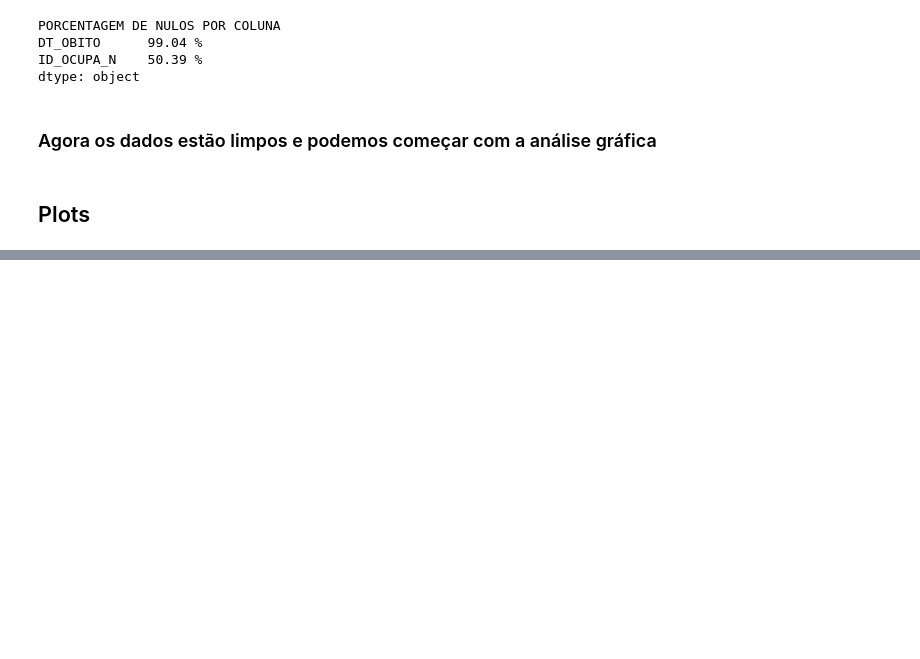
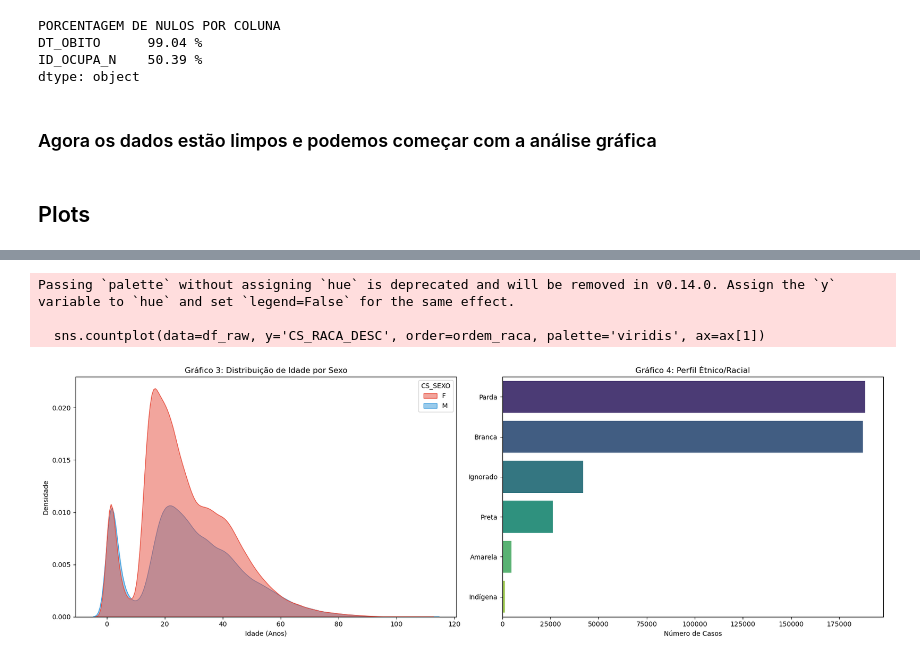
Before and after one commit to DemoreDev/amap, a Jupyter notebook: iexo.ipynb, the cells around one changed output, grey strips where cells are left out. Cells and saved outputs as stored; diff of their text form; code cells hidden in the pictures; blank space fills up the shorter version.

```diff
--- a/iexo.ipynb
+++ b/iexo.ipynb
@@ -437,12 +462,27 @@ plt.show()
 # %%
-top_agentes = df['AGENTE_TOX_DESC'].value_counts().nlargest(10).index
-top_circ = df['CIRCUNSTAN_DESC'].value_counts().nlargest(10).index
+fig, ax = plt.subplots(1, 2, figsize=(18, 6))
 
-df_pivot = df[df['AGENTE_TOX_DESC'].isin(top_agentes) & df['CIRCUNSTAN_DESC'].isin(top_circ)]
-ct = pd.crosstab(df_pivot['AGENTE_TOX_DESC'], df_pivot['CIRCUNSTAN_DESC'], normalize='index')
+# Gráfico 3 mostra a densidade idade por sexo (ignoraremos o sexo 'I')
+df_sexo = df_raw[df_raw['CS_SEXO'].isin(['M', 'F'])]
+sns.kdeplot(data=df_sexo, x='IDADE_ANOS', hue='CS_SEXO', fill=True, palette={'M': '#3498db', 'F': '#e74c3c'}, alpha=0.5, ax=ax[0])
+ax[0].set_title('Gráfico 3: Distribuição de Idade por Sexo')
+ax[0].set_xlabel('Idade (Anos)')
+ax[0].set_ylabel('Densidade')
 
-plt.figure(figsize=(12, 7))
-sns.heatmap(ct, annot=True, cmap="YlGnBu", fmt='.2f')
-plt.title('Relação Percentual: Agente Tóxico vs. Circunstância', fontsize=14)
+# Gráfico 4 mostra Raça/Cor
+ordem_raca = df_raw['CS_RACA_DESC'].value_counts().index
+sns.countplot(data=df_raw, y='CS_RACA_DESC', order=ordem_raca, palette='viridis', ax=ax[1])
+ax[1].set_title('Gráfico 4: Perfil Étnico/Racial')
+ax[1].set_xlabel('Número de Casos')
+ax[1].set_ylabel('')
+
+plt.tight_layout()
+plt.savefig('Grafico3E4.png', dpi=300, bbox_inches='tight')
+
 plt.show()
+# %% [output]
+Passing `palette` without assigning `hue` is deprecated and will be removed in v0.14.0. Assign the `y` variable to `hue` and set `legend=False` for the same effect.
+
+  sns.countplot(data=df_raw, y='CS_RACA_DESC', order=ordem_raca, palette='viridis', ax=ax[1])
+[figure, added]
 # %%
```
Also changed, not shown: parts of 9 cells of this notebook.
